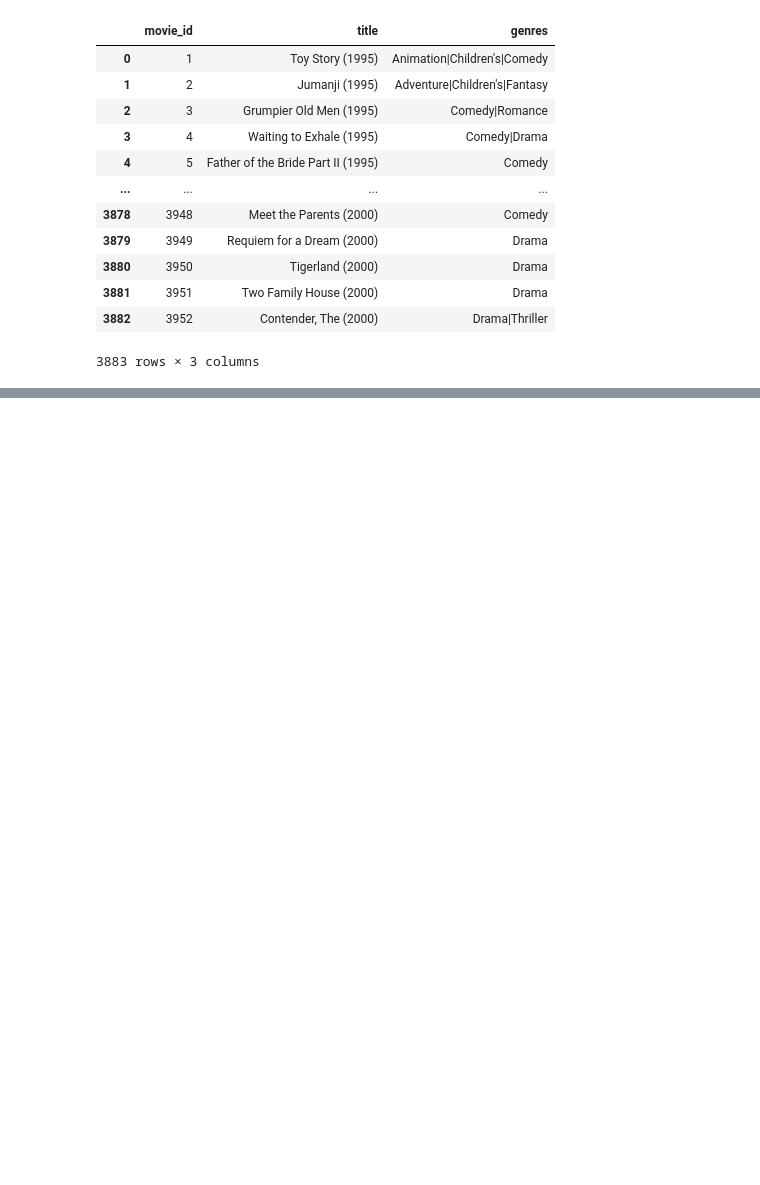
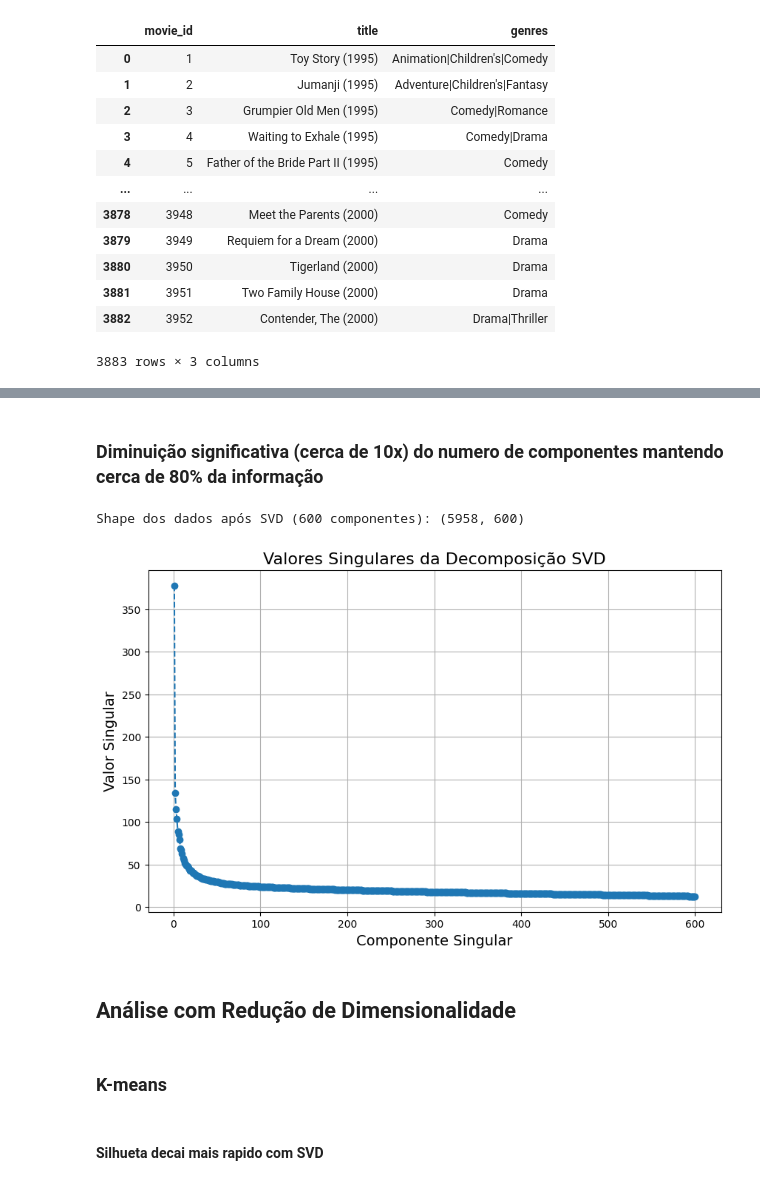
Before and after one commit to lucasmiguels/movielens, a Jupyter notebook: movielens.ipynb, the cells around one changed output, grey strips where cells are left out. Cells and saved outputs as stored; diff of their text form; code cells hidden in the pictures; blank space fills up the shorter version.

```diff
--- a/movielens.ipynb
+++ b/movielens.ipynb
@@ -66,0 +594,26 @@ df_movies
+# %% [markdown]
+### Diminuição significativa (cerca de 10x) do numero de componentes mantendo cerca de 80% da informação
+# %%
+n_components_svd = 600
+
+svd = TruncatedSVD(n_components=n_components_svd, random_state=42)
+rating_svd = svd.fit_transform(rating_matrix_cleaned)
+
+print(f"Shape dos dados após SVD ({n_components_svd} componentes): {rating_svd.shape}")
+
+plt.figure(figsize=(10, 6))
+plt.plot(range(1, len(svd.singular_values_) + 1), svd.singular_values_, marker='o', linestyle='--')
+plt.title('Valores Singulares da Decomposição SVD', fontsize=16)
+plt.xlabel('Componente Singular', fontsize=14)
+plt.ylabel('Valor Singular', fontsize=14)
+plt.xticks(fontsize=10)
+plt.yticks(fontsize=10)
+plt.grid(True)
+plt.show()
+# %% [output]
+Shape dos dados após SVD (600 componentes): (5958, 600)
+[figure, added]
+# %% [markdown]
+## Análise com Redução de Dimensionalidade
+# %% [markdown]
+### K-means
@@ -66,0 +732,2 @@ df_movies
+# %% [markdown]
+#### Silhueta decai mais rapido com SVD
```
Also changed, not shown: parts of 59 cells of this notebook.
